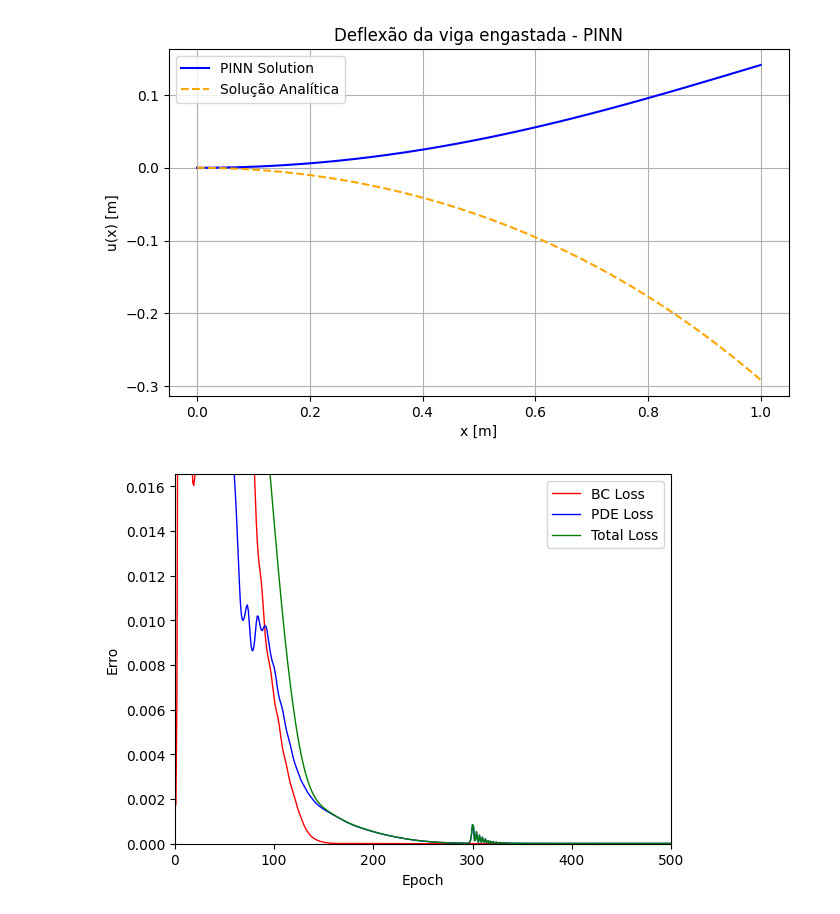
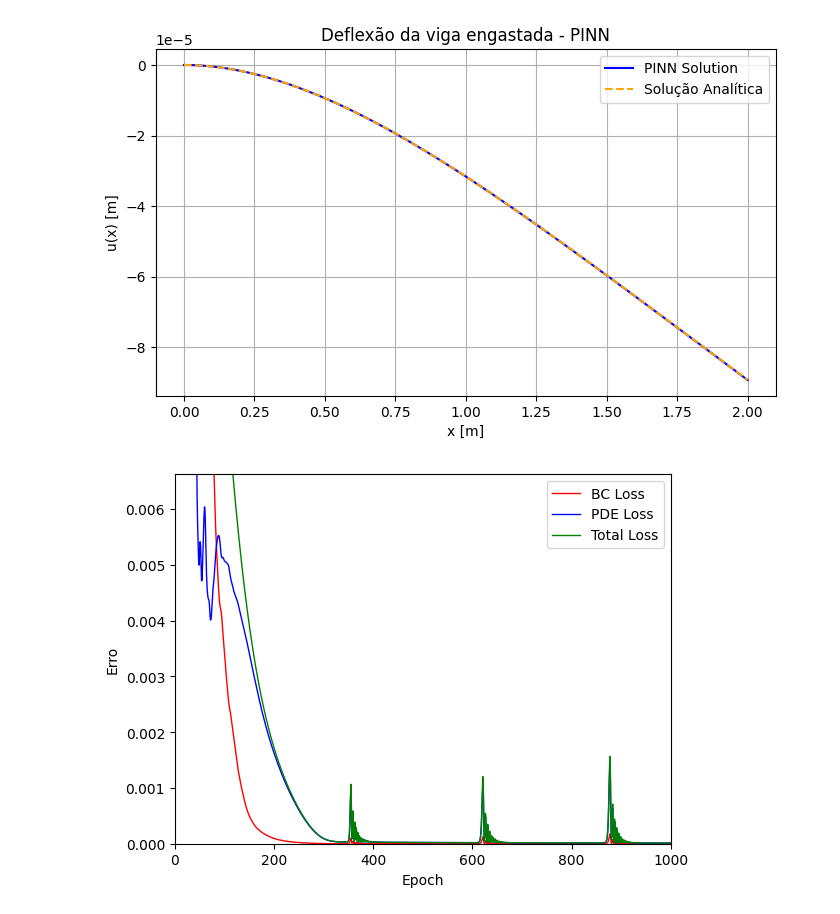
Before and after one commit to taciov/PINNViga, a Jupyter notebook: execute_PINNViga.ipynb, the cells around one changed output. Cells and saved outputs as stored; diff of their text form; code cells hidden in the pictures.

```diff
--- a/execute_PINNViga.ipynb
+++ b/execute_PINNViga.ipynb
@@ -127,11 +139,20 @@ EI = 1.0
 q = - 1.0
 L = 1.0
 
+b = 0.2
+h = 0.4
+E = 210e9
+I = b * (h ** 3) / 12
+EI = E * I
+q = -10e3
+L = 2
+
 engastada = PINNViga.PINNViga()
-engastada.run_model(apoio_esq, apoio_dir, EI, q, L, num_epochs=500, pde_weight=1, bc_weight=1, tol = 1e-5)
+engastada.run_model(apoio_esq, apoio_dir, EI, q, L, num_epochs=1000, pde_weight=1, bc_weight=1, tol = 1e-6)
 
 def y_calc2(x):
-    return  (q * (x ** 2)/ (24 * EI)) * (6 * L ** 2 + x ** 2)
+    # return  (q * (x ** 2)/ (24 * EI)) * (6 * L ** 2 + x ** 2)
+    return (q * (x ** 2) / (24 * EI)) * (6 * L ** 2 - 4 * L * x + x ** 2)
 
 plt.figure(figsize=(8, 4.5))
 plt.plot(engastada.x_plot, engastada.u_plot, label='PINN Solution', color='blue')
@@ -159,2 +180,2 @@ Epoch 500, Loss: 0.000013568826, PDE Loss: 0.000013568065, BC Loss: 0.0000000007
-[figure, old version]
+[figure, new version]
-[figure, old version]
+[figure, new version]
```
Also changed, not shown: parts of 7 cells of this notebook, 1 other file.
